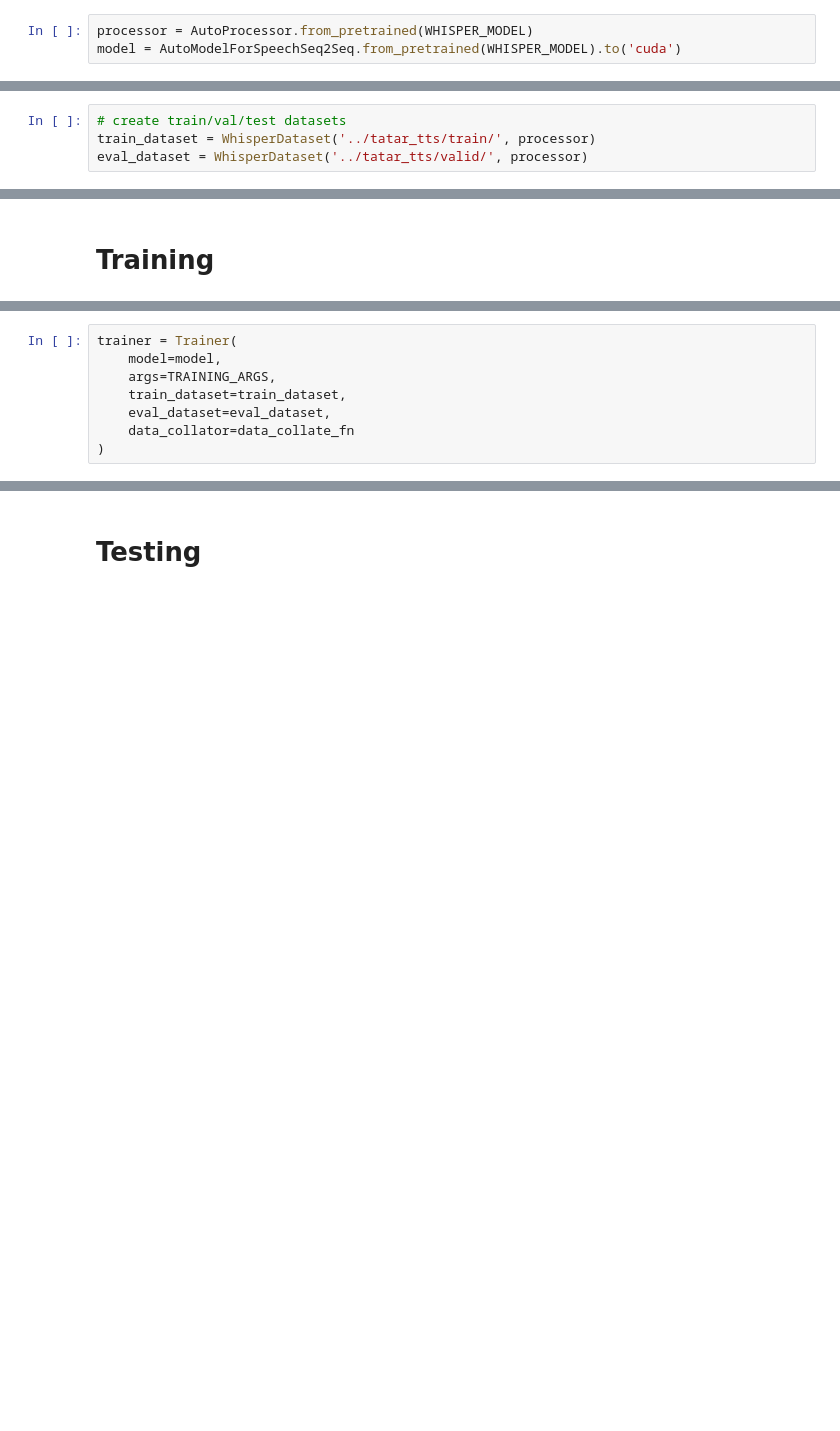
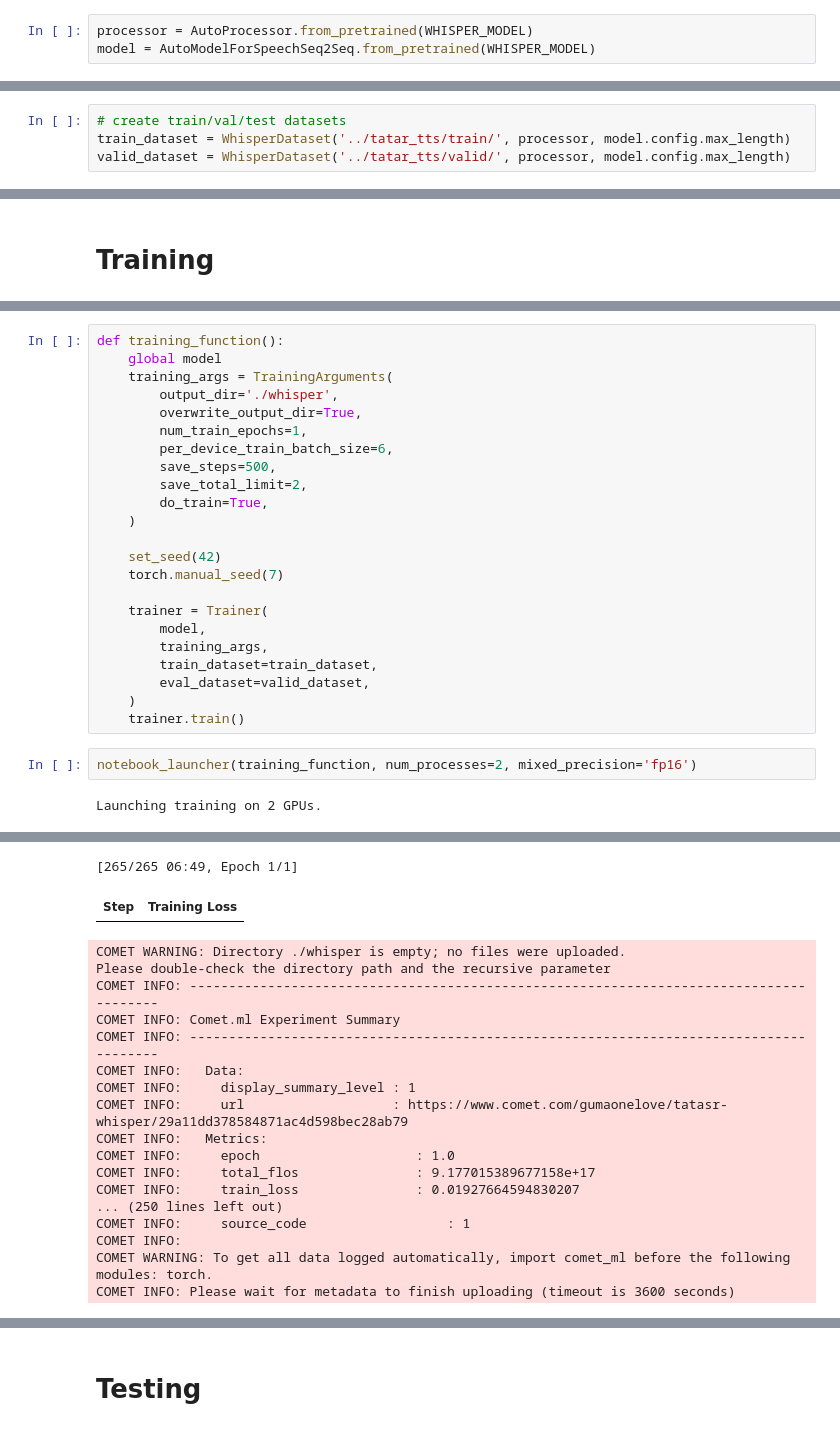
Before and after one commit to rezitdinovAR/speach, a Jupyter notebook: research/whisper-train-for-transcription.ipynb, the cells around one changed output, grey strips where cells are left out. Drawn from its saved outputs; the diff is of its cells as text; blank space fills up the shorter version.

```diff
--- a/research/whisper-train-for-transcription.ipynb
+++ b/research/whisper-train-for-transcription.ipynb
@@ -52,7 +47,7 @@ Using the `WANDB_DISABLED` environment variable is deprecated and will be remove
 # Whisper initializing
 # %%
 processor = AutoProcessor.from_pretrained(WHISPER_MODEL)
-model = AutoModelForSpeechSeq2Seq.from_pretrained(WHISPER_MODEL).to('cuda')
+model = AutoModelForSpeechSeq2Seq.from_pretrained(WHISPER_MODEL)
 # %%
 # setting the model's language and defining the task of transcription
 model.config.forced_decoder_ids = processor.get_decoder_prompt_ids(language="tatar", task="transcribe")
@@ -118,4 +123,4 @@ class WhisperDataset(Dataset):
 # %%
 # create train/val/test datasets
-train_dataset = WhisperDataset('../tatar_tts/train/', processor)
-eval_dataset = WhisperDataset('../tatar_tts/valid/', processor)
+train_dataset = WhisperDataset('../tatar_tts/train/', processor, model.config.max_length)
+valid_dataset = WhisperDataset('../tatar_tts/valid/', processor, model.config.max_length)
@@ -178,8 +168,0 @@ def data_collate_fn(data_list):
-# %%
-trainer = Trainer(
-    model=model,
-    args=TRAINING_ARGS,
-    train_dataset=train_dataset,
-    eval_dataset=eval_dataset,
-    data_collator=data_collate_fn
-)
@@ -192,0 +171,27 @@ TrainOutput(global_step=830, training_loss=0.002763278443290549, metrics={'train
+# %%
+def training_function():
+    global model
+    training_args = TrainingArguments(
+        output_dir='./whisper',
+        overwrite_output_dir=True,
+        num_train_epochs=1,
+        per_device_train_batch_size=6,
+        save_steps=500,
+        save_total_limit=2,
+        do_train=True,
+    )
+
+    set_seed(42)
+    torch.manual_seed(7)
+
+    trainer = Trainer(
+        model,
+        training_args,
+        train_dataset=train_dataset,
+        eval_dataset=valid_dataset,
+    )
+    trainer.train()
+# %%
+notebook_launcher(training_function, num_processes=2, mixed_precision='fp16')
+# %% [output]
+Launching training on 2 GPUs.
@@ -192,0 +205,19 @@ TrainOutput(global_step=830, training_loss=0.002763278443290549, metrics={'train
+[265/265 06:49, Epoch 1/1]
+| Step | Training Loss |
+COMET WARNING: Directory ./whisper is empty; no files were uploaded.
+Please double-check the directory path and the recursive parameter
+COMET INFO: ---------------------------------------------------------------------------------------
+COMET INFO: Comet.ml Experiment Summary
+COMET INFO: ---------------------------------------------------------------------------------------
+COMET INFO:   Data:
+COMET INFO:     display_summary_level : 1
+COMET INFO:     url                   : https://www.comet.com/gumaonelove/tatasr-whisper/29a11dd378584871ac4d598bec28ab79
+COMET INFO:   Metrics:
+COMET INFO:     epoch                    : 1.0
+COMET INFO:     total_flos               : 9.177015389677158e+17
+COMET INFO:     train_loss               : 0.01927664594830207
+... (250 lines left out)
+COMET INFO:     source_code                  : 1
+COMET INFO:
+COMET WARNING: To get all data logged automatically, import comet_ml before the following modules: torch.
+COMET INFO: Please wait for metadata to finish uploading (timeout is 3600 seconds)
```
Also changed, not shown: parts of 27 cells of this notebook, 3 other files.
